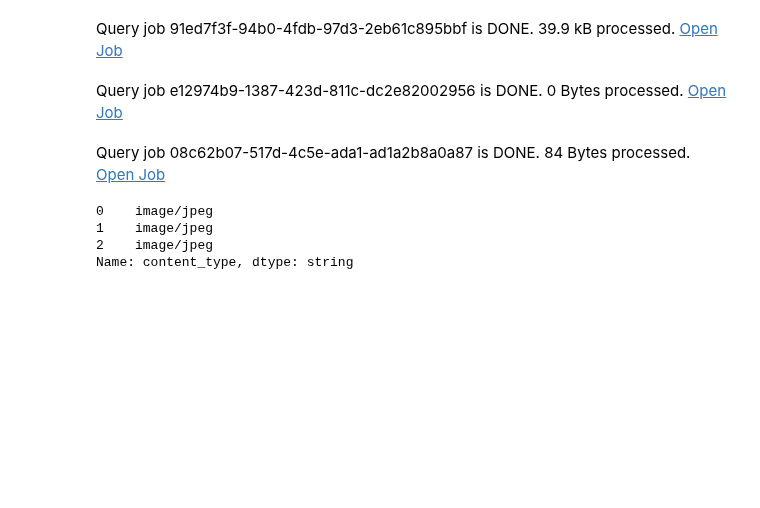
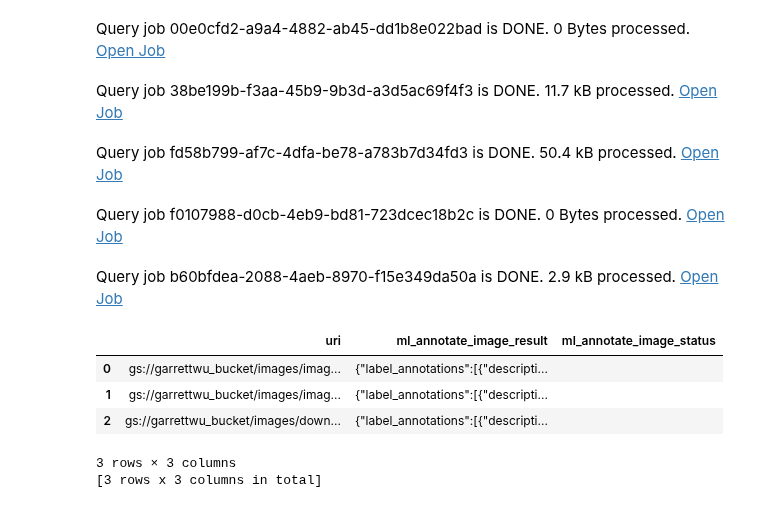
Before and after one commit to googleapis/python-bigquery-dataframes, a Jupyter notebook: notebooks/blob_demo.ipynb, the cells around one changed output. Cells and saved outputs as stored; diff of their text form; code cells hidden in the pictures; blank space fills up the shorter version.

```diff
--- a/notebooks/demo.ipynb
+++ b/notebooks/blob_demo.ipynb
@@ -18,4 +22,4 @@ Query job 68099daa-054a-41cd-8692-b314c84439b8 is DONE. 333 Bytes processed. Ope
 # %%
-b["number"] = [0, 1, 2]
-b["author"] = ["Alice", "Bob", "Alice"]
+df["number"] = [0, 1, 2]
+df["author"] = ["Alice", "Bob", "Alice"]
 # %% [output]
@@ -23,5 +27,5 @@ Query job 448cb53c-9cd1-464c-a7ad-d69339d1c1aa is DONE. 333 Bytes processed. Ope
 # %%
-b["version"] = b["uri"].blob.version()
-b["content_type"] = b["uri"].blob.content_type()
-b
+df["version"] = df["uri"].blob.version()
+df["content_type"] = df["uri"].blob.content_type()
+df
 # %% [output]
@@ -44,3 +52,4 @@ Query job defec01b-1346-4511-8871-767cd2dc61c4 is DONE. 252 Bytes processed. Ope
 # %%
-b["blurred"] = b["uri"].blob.img_blur((10, 10), "images_blurred")
+df["blurred"] = df["uri"].blob.img_blur((10, 10), "images_blurred")
+df
 # %% [output]
@@ -48,2 +75,2 @@ Query job 85a29c45-9958-4526-a496-05a65b06cf16 is DONE. 0 Bytes processed. Open
 # %%
-b
+b = df[["uri"]]
@@ -67,10 +77,16 @@ Query job 3d02fd67-f895-4557-ad30-b592aa09551c is DONE. 300 Bytes processed. Ope
-# %%
-b["blurred"].blob.content_type()
-# %% [output]
-Query job 91ed7f3f-94b0-4fdb-97d3-2eb61c895bbf is DONE. 39.9 kB processed. Open Job
-Query job e12974b9-1387-423d-811c-dc2e82002956 is DONE. 0 Bytes processed. Open Job
-Query job 08c62b07-517d-4c5e-ada1-ad1a2b8a0a87 is DONE. 84 Bytes processed. Open Job
-0    image/jpeg
-1    image/jpeg
-2    image/jpeg
-Name: content_type, dtype: string
+# %%
+model = vision.MobileNetV2ImageAnnotator()
+result = model.predict(b)
+result
+# %% [output]
+Query job 00e0cfd2-a9a4-4882-ab45-dd1b8e022bad is DONE. 0 Bytes processed. Open Job
+Query job 38be199b-f3aa-45b9-9b3d-a3d5ac69f4f3 is DONE. 11.7 kB processed. Open Job
+Query job fd58b799-af7c-4dfa-be78-a783b7d34fd3 is DONE. 50.4 kB processed. Open Job
+Query job f0107988-d0cb-4eb9-bd81-723dcec18b2c is DONE. 0 Bytes processed. Open Job
+Query job b60bfdea-2088-4aeb-8970-f15e349da50a is DONE. 2.9 kB processed. Open Job
+|  | uri | ml_annotate_image_result | ml_annotate_image_status |
+| 0 | gs://garrettwu_bucket/images/imag... | {"label_annotations":[{"descripti... |  |
+| 1 | gs://garrettwu_bucket/images/imag... | {"label_annotations":[{"descripti... |  |
+| 2 | gs://garrettwu_bucket/images/down... | {"label_annotations":[{"descripti... |  |
+3 rows × 3 columns
+[3 rows x 3 columns in total]
```
Also changed, not shown: parts of 18 cells of this notebook.
